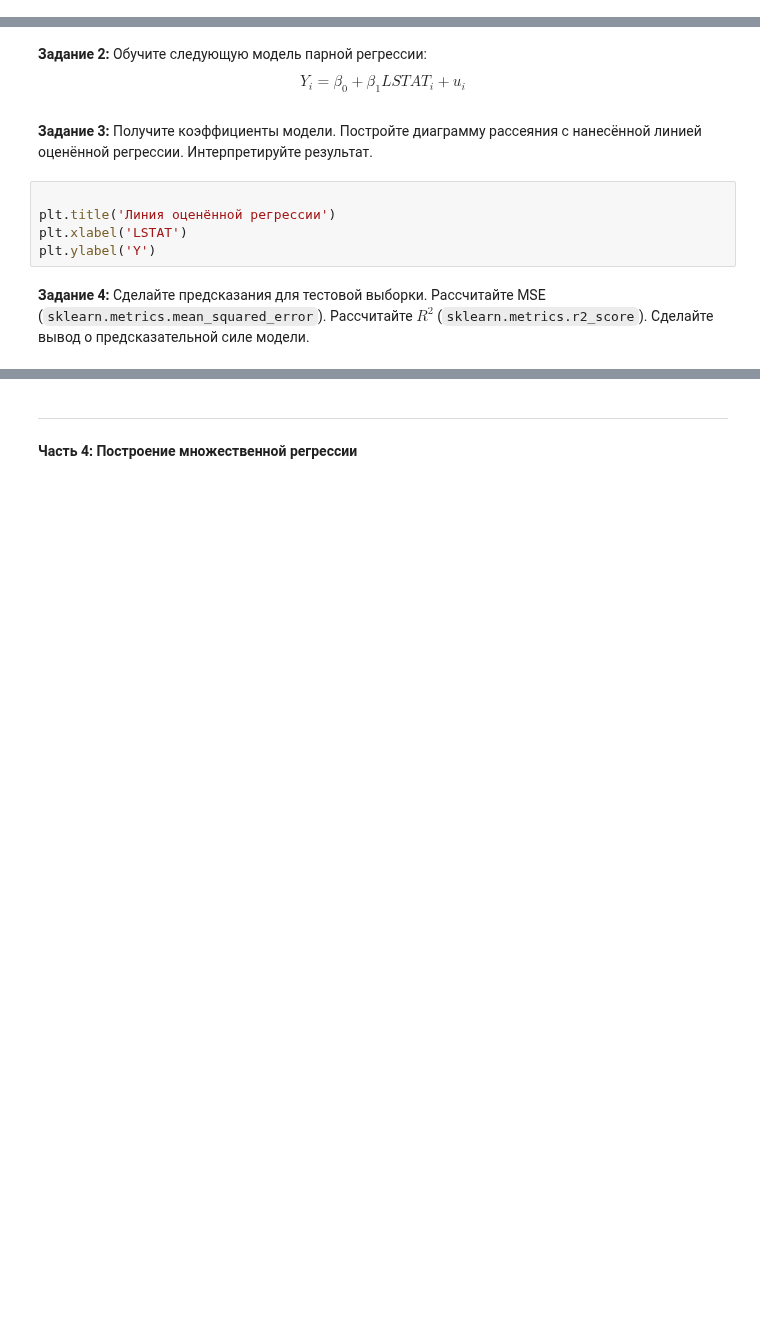
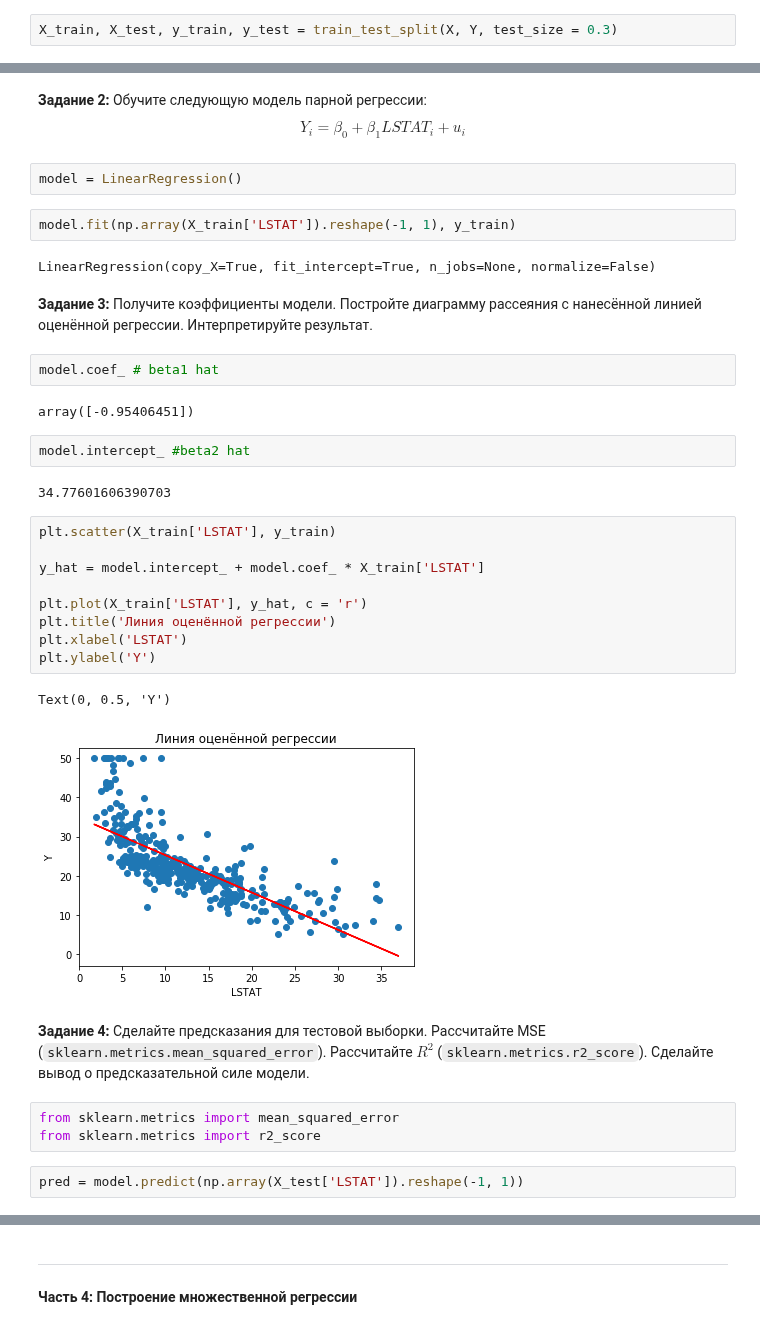
Before and after one commit to V-Marco/intro_to_ml_py, a Jupyter notebook: lesson_7/linear_regression_intro_no_sol.ipynb, the cells around one changed output, grey strips where cells are left out. Cells and saved outputs as stored; diff of their text form; blank space fills up the shorter version.

```diff
--- a/lesson_7/linear_regression_intro_no_sol.ipynb
+++ b/lesson_7/linear_regression_intro_no_sol.ipynb
@@ -34,3 +58,5 @@ __Задание 1:__ Импортируйте класс `train_test_split` и
 __Задание 2:__ Разбейте выборку на тренировочную и тестовую. Доля наблюдений тестовой выборки должна равняться 0.3 Проверьте размеры выборок.
 # %%
 np.random.seed(123) # Важно!
+# %%
+X_train, X_test, y_train, y_test = train_test_split(X, Y, test_size = 0.3)
@@ -45,12 +89,38 @@ __Задание 2:__ Обучите следующую модель парно
 $$
 Y_i = \beta_0 + \beta_1LSTAT_i + u_i
 $$
+# %%
+model = LinearRegression()
+# %%
+model.fit(np.array(X_train['LSTAT']).reshape(-1, 1), y_train)
+# %% [output]
+LinearRegression(copy_X=True, fit_intercept=True, n_jobs=None, normalize=False)
 # %% [markdown]
 __Задание 3:__ Получите коэффициенты модели. Постройте диаграмму рассеяния с нанесённой линией оценённой регрессии. Интерпретируйте результат.
+# %%
+model.coef_ # beta1 hat
+# %% [output]
+array([-0.95406451])
+# %%
+model.intercept_ #beta2 hat
+# %% [output]
+34.77601606390703
 # %%
+plt.scatter(X_train['LSTAT'], y_train)
 
+y_hat = model.intercept_ + model.coef_ * X_train['LSTAT']
+
+plt.plot(X_train['LSTAT'], y_hat, c = 'r')
 plt.title('Линия оценённой регрессии')
 plt.xlabel('LSTAT')
 plt.ylabel('Y')
+# %% [output]
+Text(0, 0.5, 'Y')
+[figure, added]
 # %% [markdown]
 __Задание 4:__ Сделайте предсказания для тестовой выборки. Рассчитайте MSE (`sklearn.metrics.mean_squared_error`). Рассчитайте $R^2$ (`sklearn.metrics.r2_score`). Сделайте вывод о предсказательной силе модели.
+# %%
+from sklearn.metrics import mean_squared_error
+from sklearn.metrics import r2_score
+# %%
+pred = model.predict(np.array(X_test['LSTAT']).reshape(-1, 1))
```
Also changed, not shown: parts of 19 cells of this notebook, 14 other files.
